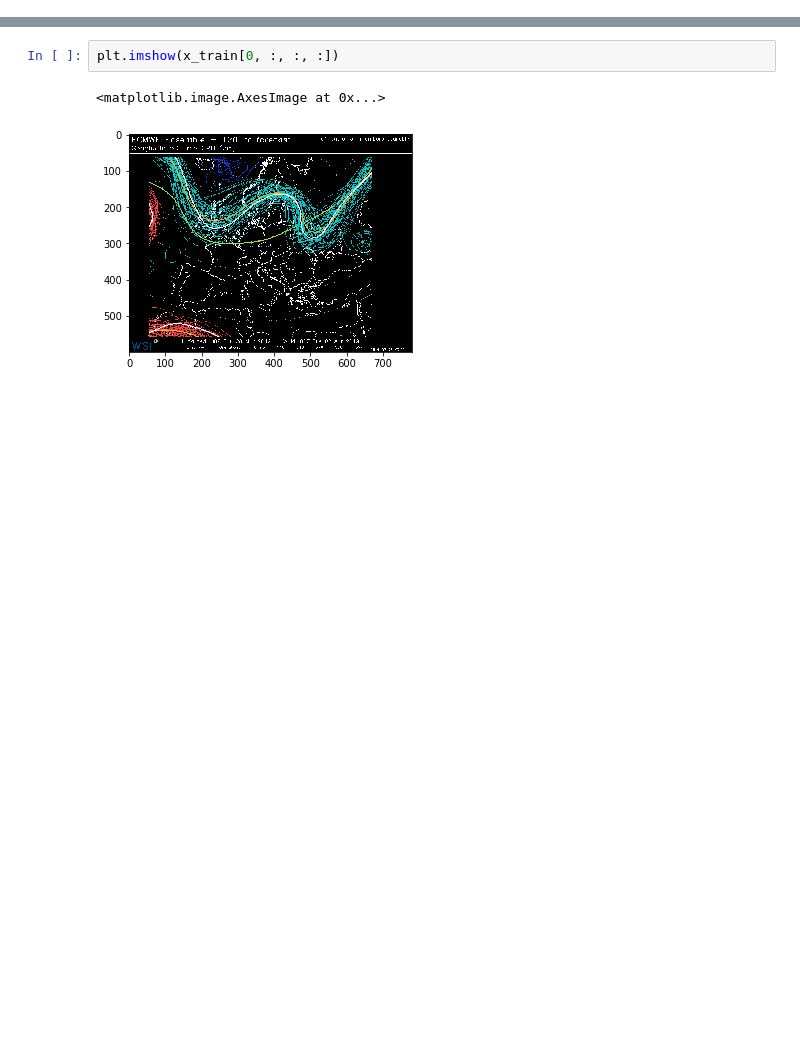
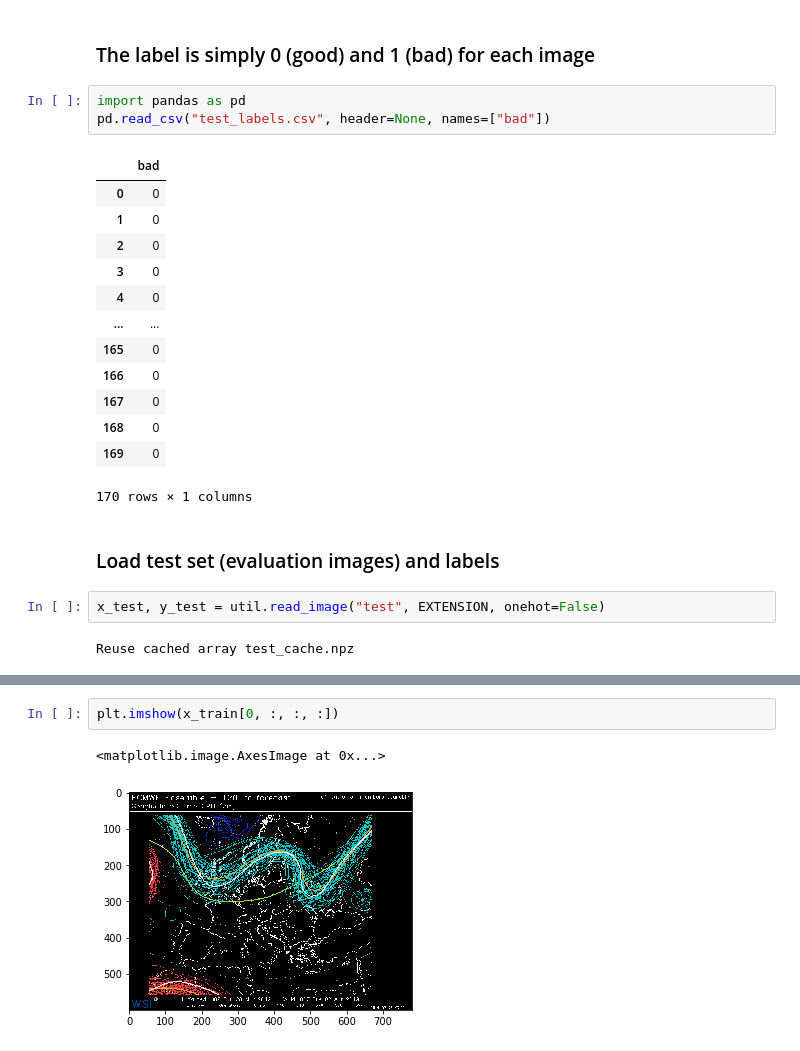
Before and after one commit to omnipotent-miao/ml-tutorial, a Jupyter notebook: Simple.ipynb, the cells around one changed output, grey strips where cells are left out. Drawn from its saved outputs; the diff is of its cells as text; blank space fills up the shorter version.

```diff
--- a/Simple.ipynb
+++ b/Simple.ipynb
@@ -34,0 +73,25 @@ Number of training labels equals number of training images: True
+# %% [markdown]
+### The label is simply 0 (good) and 1 (bad) for each image
+# %%
+import pandas as pd
+pd.read_csv("test_labels.csv", header=None, names=["bad"])
+# %% [output]
+|  | bad |
+| 0 | 0 |
+| 1 | 0 |
+| 2 | 0 |
+| 3 | 0 |
+| 4 | 0 |
+| ... | ... |
+| 165 | 0 |
+| 166 | 0 |
+| 167 | 0 |
+| 168 | 0 |
+| 169 | 0 |
+170 rows × 1 columns
+# %% [markdown]
+### Load test set (evaluation images) and labels
+# %%
+x_test, y_test = util.read_image("test", EXTENSION, onehot=False)
+# %% [output]
+Reuse cached array test_cache.npz
```
Also changed, not shown: parts of 40 cells of this notebook, 4 other files.
